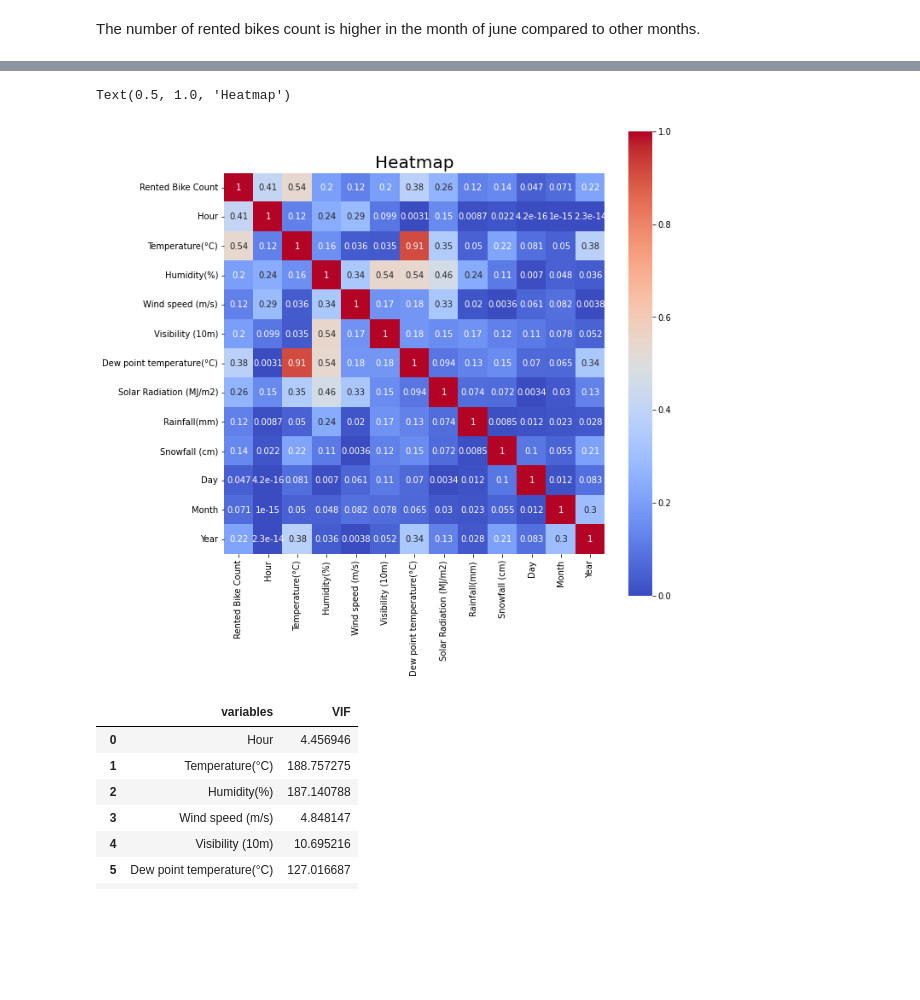
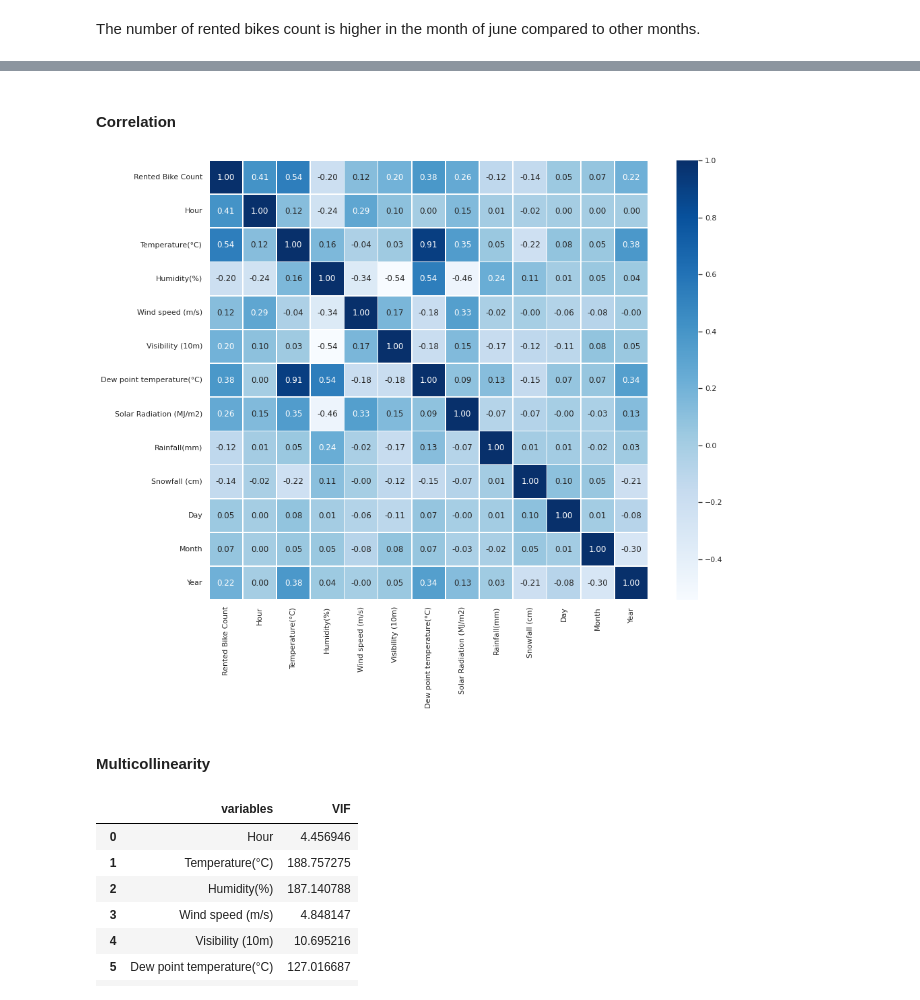
Before and after one commit to rahool010/Bike-Sharing-Demand-Prediction, a Jupyter notebook: Bike_Sharing_Demand_Prediction_Capstone_Project.ipynb, the cells around one changed output, grey strips where cells are left out. Saved outputs shown, nothing was run; the diff lists cells and outputs as text; code cells hidden in the pictures; blank space fills up the shorter version.

```diff
--- a/Bike_Sharing_Demand_Prediction_Capstone_Project.ipynb
+++ b/Bike_Sharing_Demand_Prediction_Capstone_Project.ipynb
@@ -143,6 +143,7 @@ Name: Rented Bike Count, dtype: float64
 It looks like their might be some outliers in our variable if we observe the min, max, 25% and 75% values.
 # %%
 # checking the outliers using boxplot
+sns.set_theme(style='darkgrid')
 sns.boxplot(seoul_df['Rented Bike Count'])
 plt.xlabel('Rented bike count variable')
 plt.ylabel('Count')
@@ -178,6 +179,6 @@ Kurtosis: 0.853387
 # %% [markdown]
 Our dependant variable is positively skewed having value 1.153 and has peakedness of 0.853. Let's take square root of our dv and draw the plot. It will give us more clarification about data and we can visualize in a better way
 # %%
-# # square root transformation - much better transformation reduces skewness
-# seoul_df['Rented Bike Count'] = np.sqrt(seoul_df['Rented Bike Count'])
+# square root transformation - much better transformation reduces skewness
+seoul_df['Rented Bike Count'] = np.sqrt(seoul_df['Rented Bike Count'])
 # %%
@@ -363,11 +340,14 @@ sns.lineplot(x='Rainfall(mm)', y='Rented Bike Count', data=seoul_df)
+# %% [markdown]
+#### **Correlation**
 # %%
 # finding the correlation using heatmap
-plt.figure(figsize=(10,10))
-sns.heatmap(abs(seoul_df.corr()),cmap='coolwarm', annot=True, square=True)
-plt.title('Heatmap',fontsize=(20))
+plt.figure(figsize=(15,12))
+sns.heatmap(seoul_df.corr(), cmap='Blues', square=True, annot=True, fmt='.2f', linewidths=.8)
+plt.show()
 # %% [output]
-Text(0.5, 1.0, 'Heatmap')
-[figure, old version]
+[figure, new version]
+# %% [markdown]
+#### **Multicollinearity**
 # %%
 from statsmodels.stats.outliers_influence import variance_inflation_factor
 # %%
```
Also changed, not shown: parts of 115 cells of this notebook.
